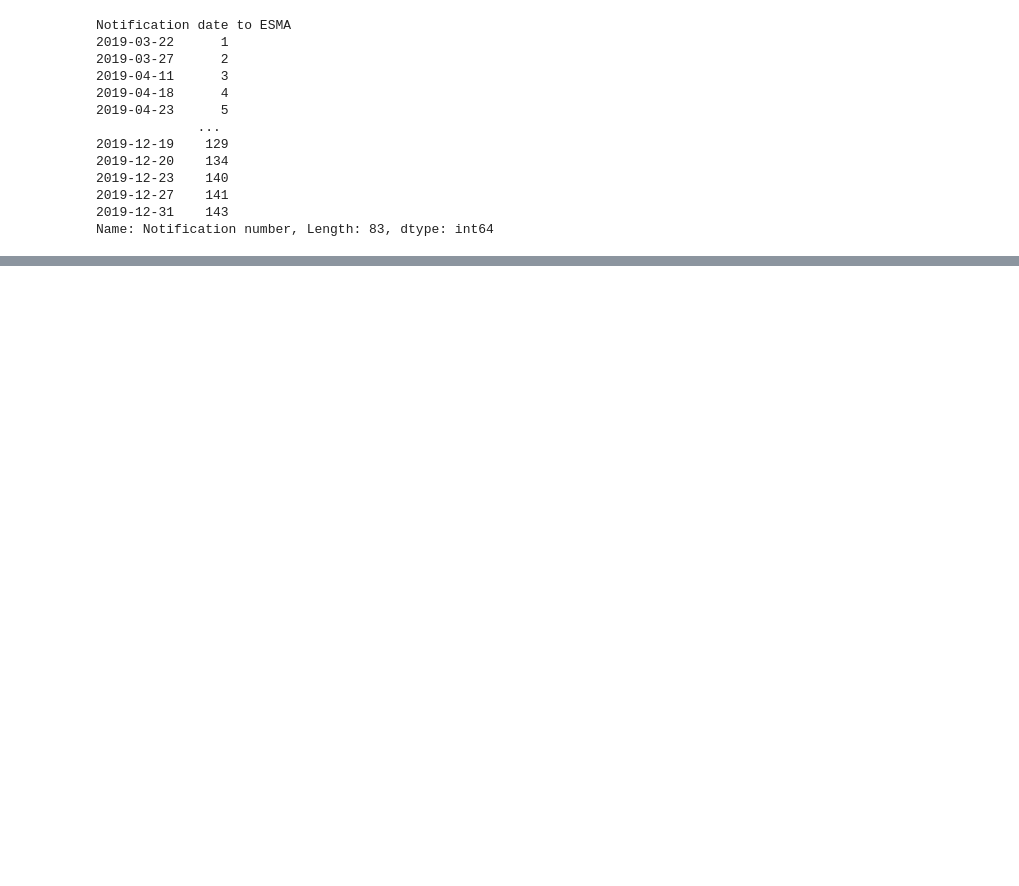
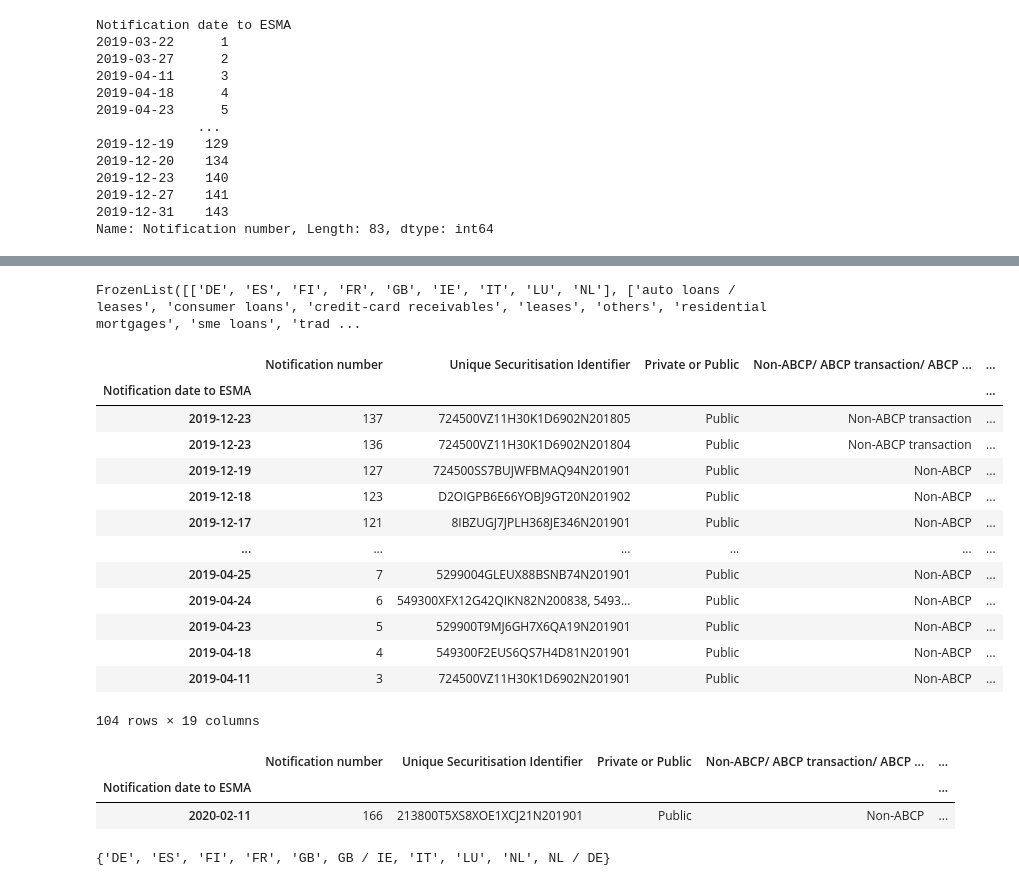
Before and after one commit to bunburya/data_analysis, a Jupyter notebook: sts/sts_notebook.ipynb, the cells around one changed output, grey strips where cells are left out. Drawn from its saved outputs; the diff is of its cells as text; code cells hidden in the pictures; blank space fills up the shorter version.

```diff
--- a/sts/sts_notebook.ipynb
+++ b/sts/sts_notebook.ipynb
@@ -206,0 +177,32 @@ sum(df['Notification number'])
+# %%
+uo.index.levels
+# %% [output]
+FrozenList([['DE', 'ES', 'FI', 'FR', 'GB', 'IE', 'IT', 'LU', 'NL'], ['auto loans / leases', 'consumer loans', 'credit-card receivables', 'leases', 'others', 'residential mortgages', 'sme loans', 'trad ...
+# %%
+df.loc[df['Private or Public'] == 'Public']
+# %% [output]
+|  | Notification number | Unique Securitisation Identifier | Private or Public | Non-ABCP/ ABCP transaction/ ABCP ... | ... |
+| Notification date to ESMA |  |  |  |  | ... |
+| 2019-12-23 | 137 | 724500VZ11H30K1D6902N201805 | Public | Non-ABCP transaction | ... |
+| 2019-12-23 | 136 | 724500VZ11H30K1D6902N201804 | Public | Non-ABCP transaction | ... |
+| 2019-12-19 | 127 | 724500SS7BUJWFBMAQ94N201901 | Public | Non-ABCP | ... |
+| 2019-12-18 | 123 | D2OIGPB6E66YOBJ9GT20N201902 | Public | Non-ABCP | ... |
+| 2019-12-17 | 121 | 8IBZUGJ7JPLH368JE346N201901 | Public | Non-ABCP | ... |
+| ... | ... | ... | ... | ... | ... |
+| 2019-04-25 | 7 | 5299004GLEUX88BSNB74N201901 | Public | Non-ABCP | ... |
+| 2019-04-24 | 6 | 549300XFX12G42QIKN82N200838, 5493... | Public | Non-ABCP | ... |
+| 2019-04-23 | 5 | 529900T9MJ6GH7X6QA19N201901 | Public | Non-ABCP | ... |
+| 2019-04-18 | 4 | 549300F2EUS6QS7H4D81N201901 | Public | Non-ABCP | ... |
+| 2019-04-11 | 3 | 724500VZ11H30K1D6902N201901 | Public | Non-ABCP | ... |
+104 rows × 19 columns
+# %%
+#df[df['Securitisation Name'].str.strip() == 'Marketplace Originated Consumer Assets 2019-1 PLC']
+df_all[df_all['Securitisation Name'].str.strip() == 'Marketplace Originated Consumer Assets 2019-1 PLC']
+# %% [output]
+|  | Notification number | Unique Securitisation Identifier | Private or Public | Non-ABCP/ ABCP transaction/ ABCP ... | ... |
+| Notification date to ESMA |  |  |  |  | ... |
+| 2020-02-11 | 166 | 213800T5XS8XOE1XCJ21N201901 | Public | Non-ABCP | ... |
+# %%
+set(df['Originator Country'].dropna())
+# %% [output]
+{'DE', 'ES', 'FI', 'FR', 'GB', GB / IE, 'IT', 'LU', 'NL', NL / DE}
```
Also changed, not shown: parts of 9 cells of this notebook, 5 other files.
